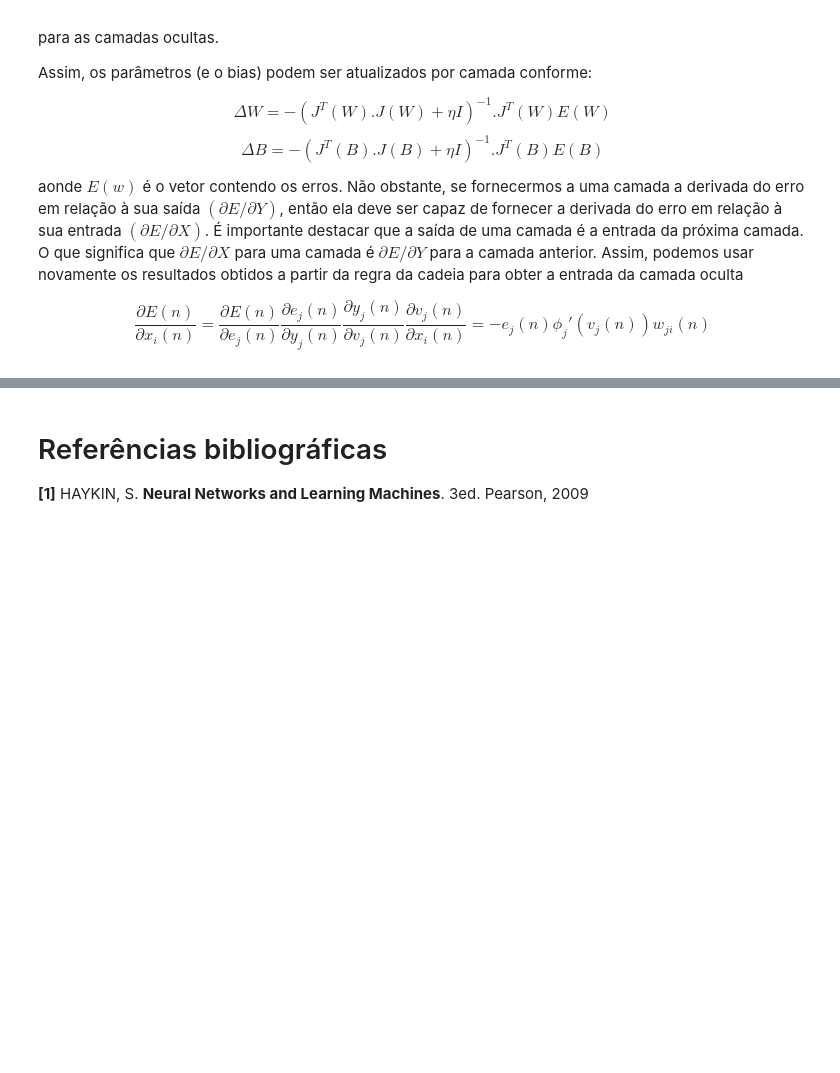
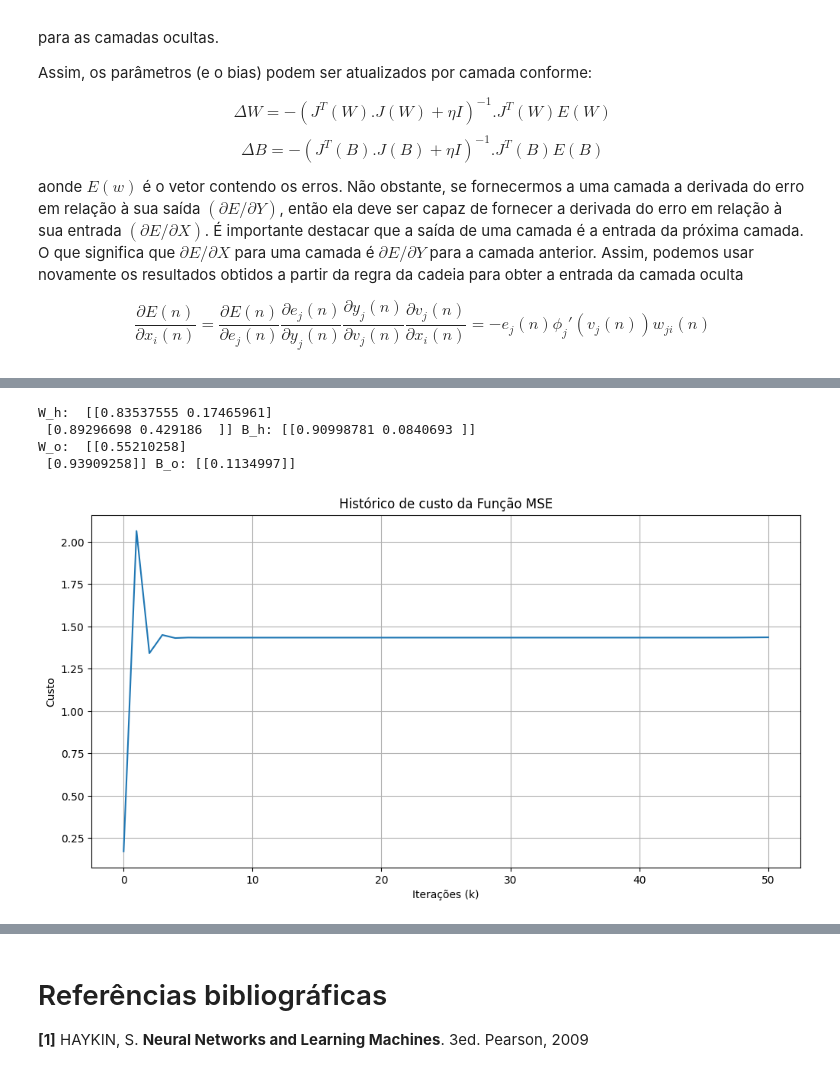
Before and after one commit to UescMecLab/Projeto-Rna, a Jupyter notebook: Fundamentos-de-RNAS/Trabalho6/Trabalho6.ipynb, the cells around one changed output, grey strips where cells are left out. Saved outputs shown, nothing was run; the diff lists cells and outputs as text; code cells hidden in the pictures; blank space fills up the shorter version.

```diff
--- a/Fundamentos-de-RNAS/Trabalho6/Trabalho6.ipynb
+++ b/Fundamentos-de-RNAS/Trabalho6/Trabalho6.ipynb
@@ -255,0 +366,9 @@ class Network():
+# %%
+net = CreateNetwork(up=False)
+TestNetwork(net)
+# %% [output]
+W_h:  [[0.83537555 0.17465961]
+ [0.89296698 0.429186  ]] B_h: [[0.90998781 0.0840693 ]]
+W_o:  [[0.55210258]
+ [0.93909258]] B_o: [[0.1134997]]
+[figure, added]
```
Also changed, not shown: parts of 9 cells of this notebook, 3 other files.
